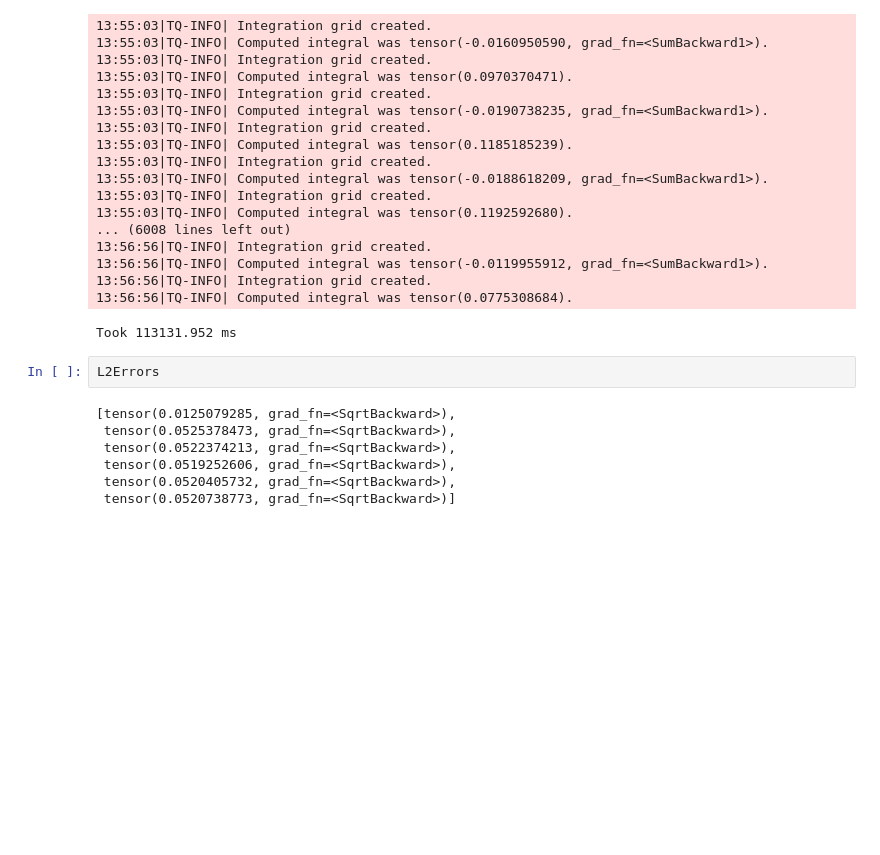
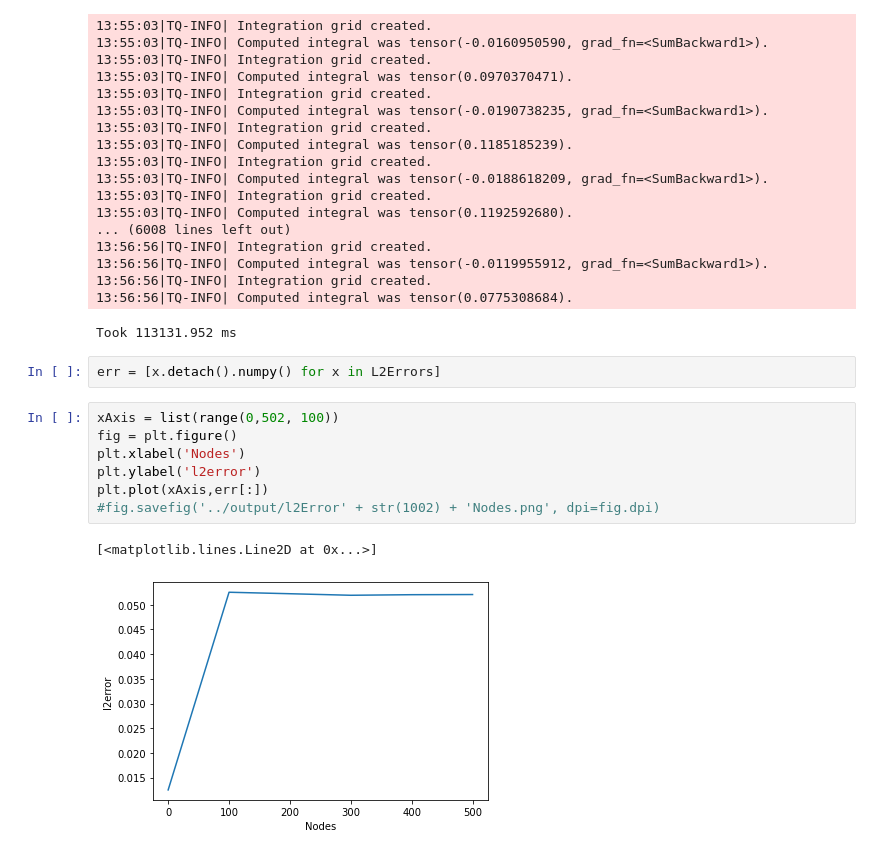
Before and after one commit to SohirMaskey/MPNNTrans, a Jupyter notebook: notebooks/Run.ipynb, the cells around one changed output. Drawn from its saved outputs; the diff is of its cells as text; blank space fills up the shorter version.

```diff
--- a/notebooks/Run.ipynb
+++ b/notebooks/Run.ipynb
@@ -74,11 +74,14 @@ print(f"Took {(end-start)* 1000.0:.3f} ms")
 13:56:56|TQ-INFO| Computed integral was tensor(0.0775308684).
 Took 113131.952 ms
 # %%
-L2Errors
+err = [x.detach().numpy() for x in L2Errors]
-# %% [output]
-[tensor(0.0125079285, grad_fn=<SqrtBackward>),
- tensor(0.0525378473, grad_fn=<SqrtBackward>),
- tensor(0.0522374213, grad_fn=<SqrtBackward>),
- tensor(0.0519252606, grad_fn=<SqrtBackward>),
- tensor(0.0520405732, grad_fn=<SqrtBackward>),
- tensor(0.0520738773, grad_fn=<SqrtBackward>)]
+# %%
+xAxis = list(range(0,502, 100))
+fig = plt.figure()
+plt.xlabel('Nodes')
+plt.ylabel('l2error')
+plt.plot(xAxis,err[:])
+#fig.savefig('../output/l2Error' + str(1002) + 'Nodes.png', dpi=fig.dpi)
+# %% [output]
+[<matplotlib.lines.Line2D at 0x...>]
+[figure, added]
```
Also changed, not shown: parts of 1 cell of this notebook, 1 other file.
